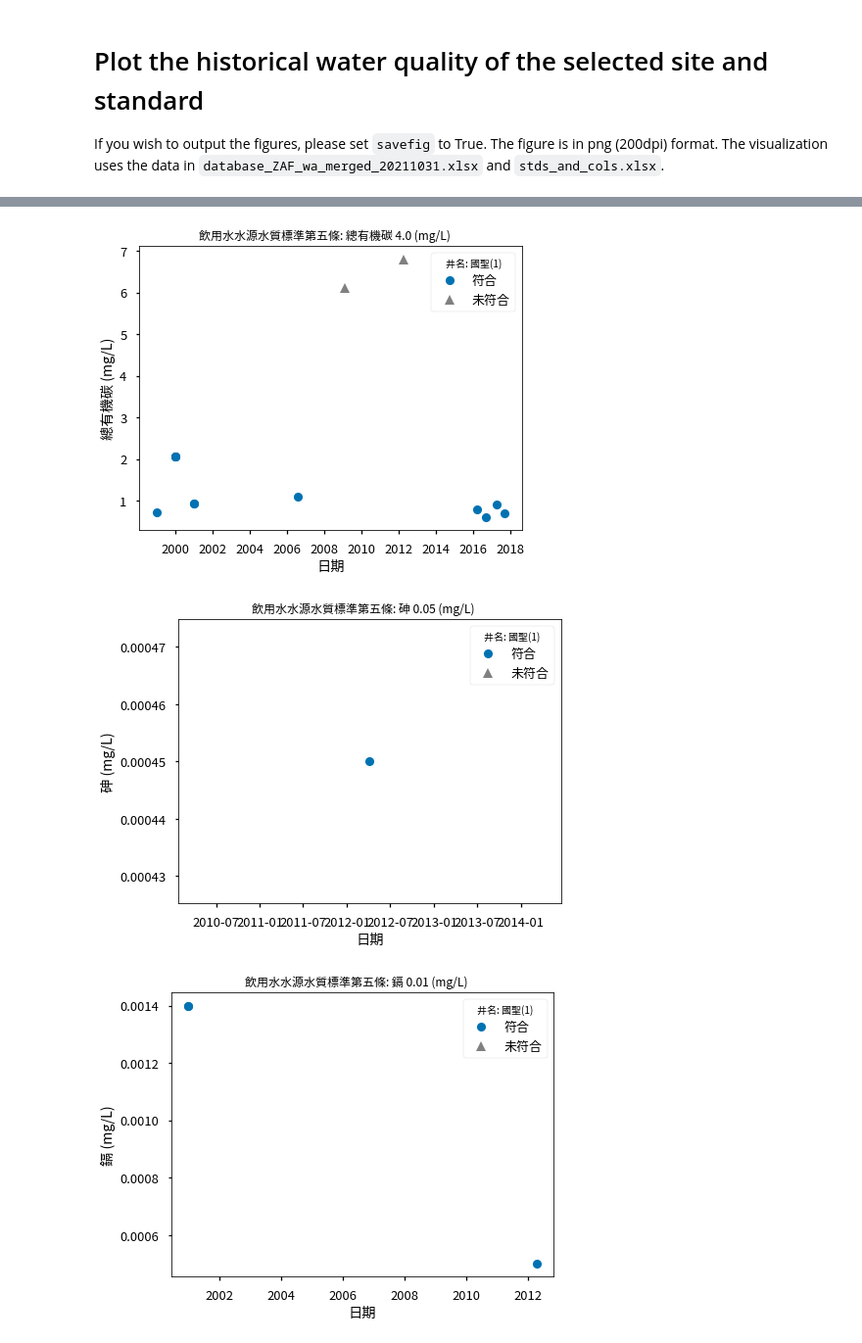
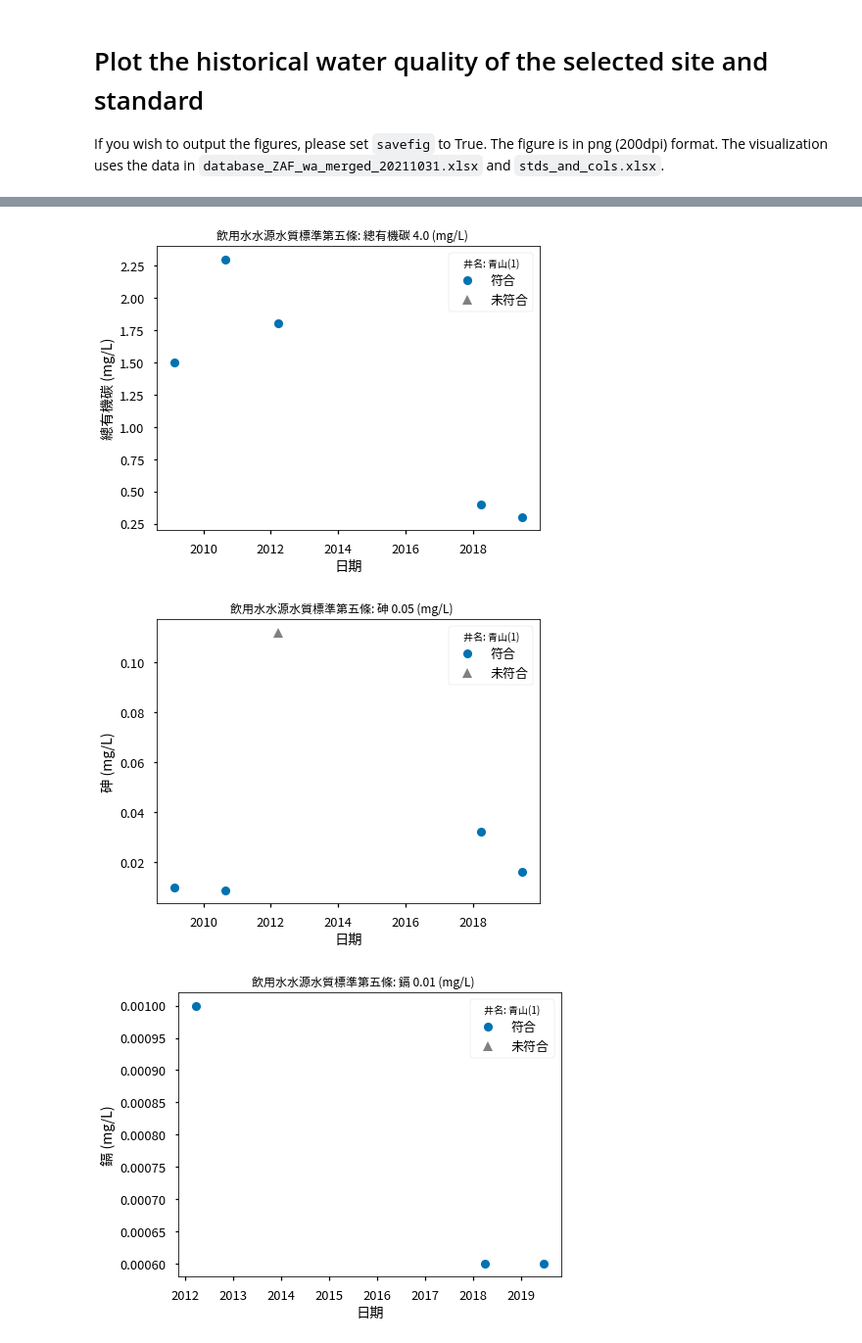
Before and after one commit to dispink/GW_NCDR, a Jupyter notebook: demo.ipynb, the cells around one changed output, grey strips where cells are left out. Shown at 98% size. Saved outputs shown, nothing was run; the diff lists cells and outputs as text; code cells hidden in the pictures.

```diff
--- a/demo.ipynb
+++ b/demo.ipynb
@@ -138,5 +132,5 @@ Only these 69 sites can be selected as the proper backup groundwater resources.
 If you wish to output the figures, please set `savefig` to True. The figure is in png (200dpi) format.  The visualization uses the data in `database_ZAF_wa_merged_20211031.xlsx` and `stds_and_cols.xlsx`.
 # %%
 select = visualization.Waterquality()
-select.plot(siteid='7010111', std_name='飲用水水源水質標準第五條', savefig=False)
+select.plot(siteid='7100211', std_name='飲用水水源水質標準第五條', savefig=False)
 # %% [output]
@@ -144,3 +138,3 @@ select.plot(siteid='7010111', std_name='飲用水水源水質標準第五條', s
-[figure, old version]
+[figure, new version]
-[figure, old version]
+[figure, new version]
-[figure, old version]
+[figure, new version]
```
Also changed, not shown: parts of 7 cells of this notebook, 2 other files.
